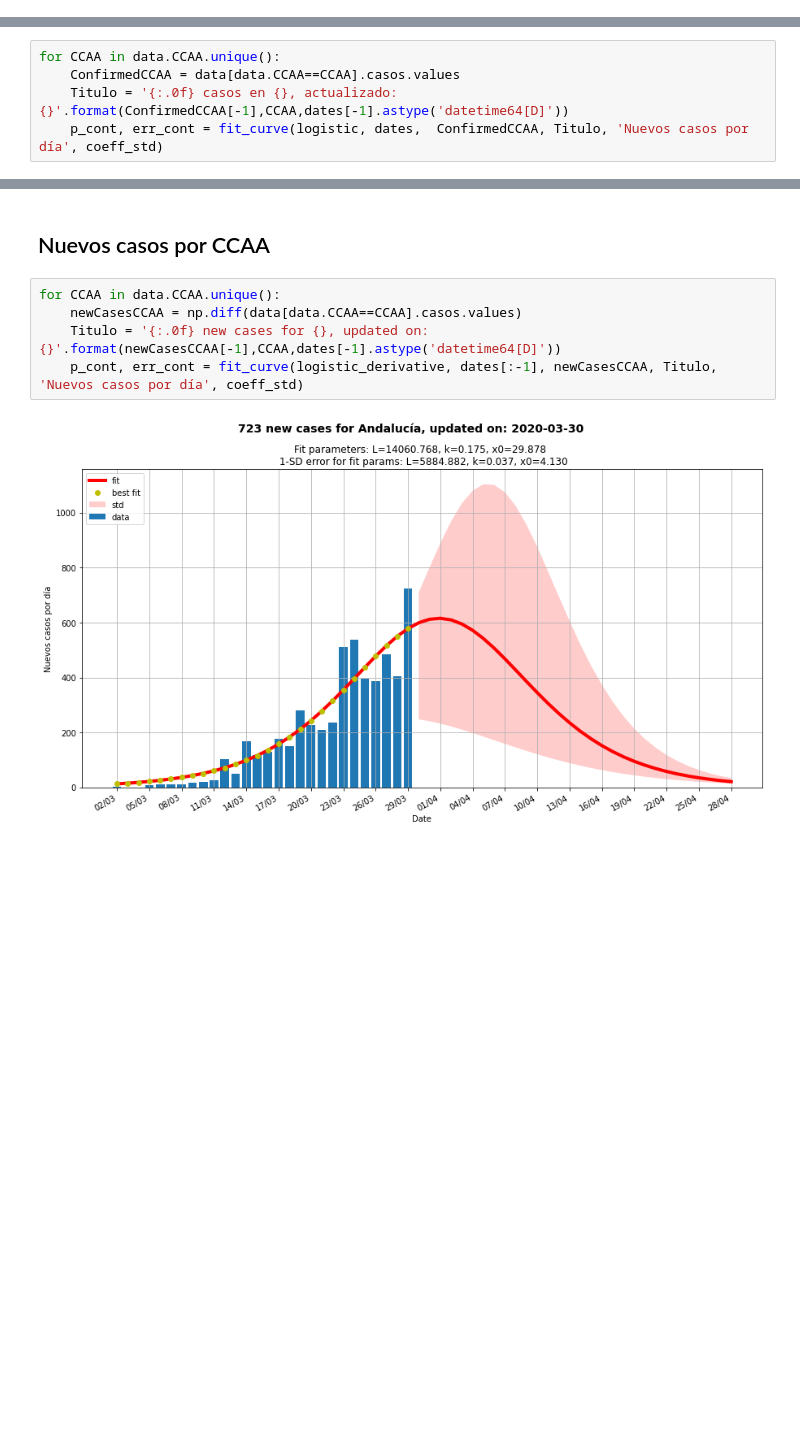
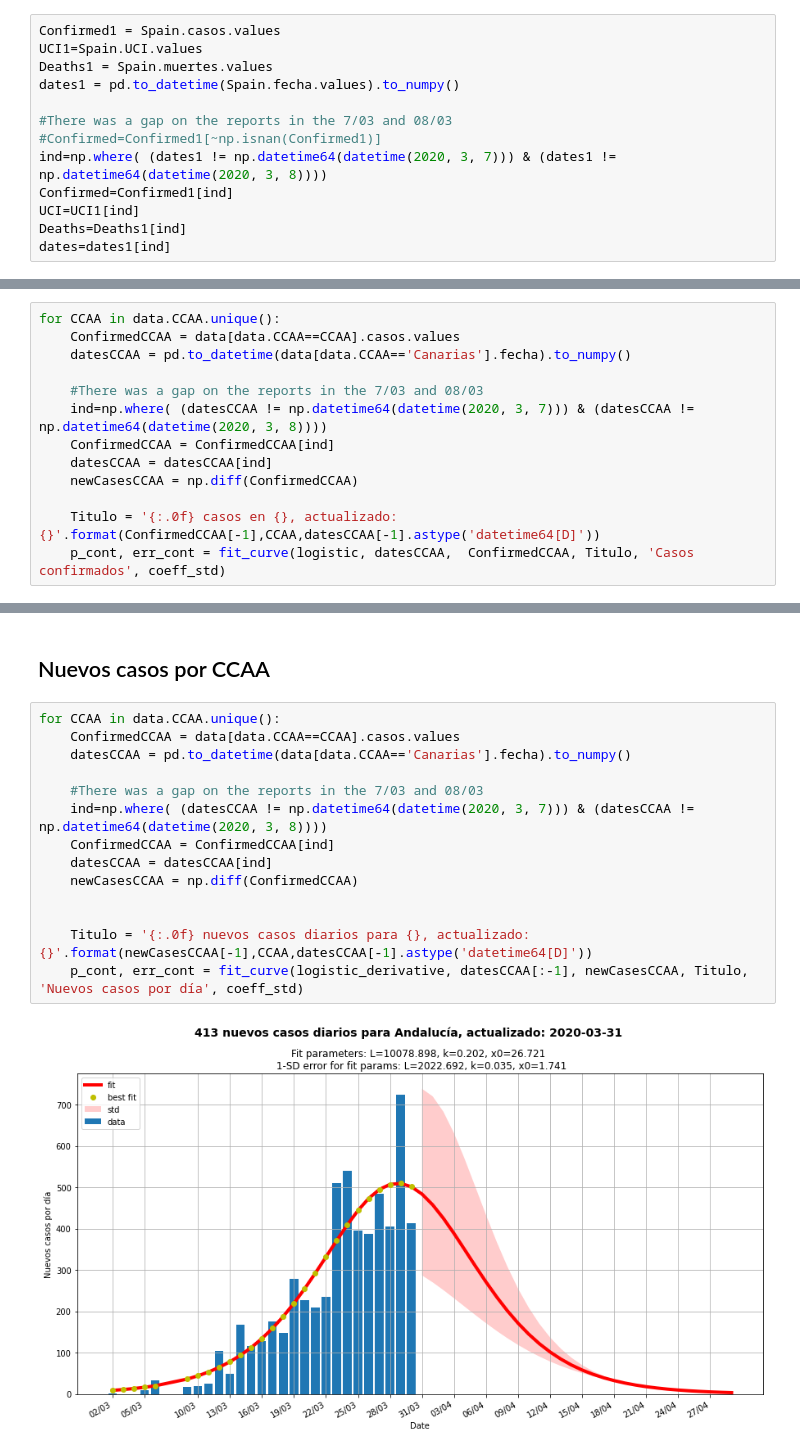
Before and after one commit to victorvicpal/COVID19_es, a Jupyter notebook: notebooks/LogisticCurve.ipynb, the cells around one changed output, grey strips where cells are left out. Drawn from its saved outputs; the diff is of its cells as text; blank space fills up the shorter version.

```diff
--- a/notebooks/LogisticCurve.ipynb
+++ b/notebooks/LogisticCurve.ipynb
@@ -149,3 +145,16 @@ dates = pd.to_datetime(Spain.fecha.values).to_numpy()
+# %%
+Confirmed1 = Spain.casos.values
+UCI1=Spain.UCI.values
+Deaths1 = Spain.muertes.values
+dates1 = pd.to_datetime(Spain.fecha.values).to_numpy()
+
+#There was a gap on the reports in the 7/03 and 08/03
+#Confirmed=Confirmed1[~np.isnan(Confirmed1)]
+ind=np.where( (dates1 != np.datetime64(datetime(2020, 3, 7))) & (dates1 != np.datetime64(datetime(2020, 3, 8))))
+Confirmed=Confirmed1[ind]
+UCI=UCI1[ind]
+Deaths=Deaths1[ind]
+dates=dates1[ind]
 # %% [markdown]
 # Toda España  <a class="anchor" id="1.0"></a>
 ## Casos confirmados totales <a class="anchor" id="1.1"></a>
@@ -275,6 +320,14 @@ ax.grid(True)
 # %%
 for CCAA in data.CCAA.unique():
     ConfirmedCCAA = data[data.CCAA==CCAA].casos.values
-    Titulo = '{:.0f} casos en {}, actualizado: {}'.format(ConfirmedCCAA[-1],CCAA,dates[-1].astype('datetime64[D]'))
-    p_cont, err_cont = fit_curve(logistic, dates,  ConfirmedCCAA, Titulo, 'Nuevos casos por día', coeff_std)
+    datesCCAA = pd.to_datetime(data[data.CCAA=='Canarias'].fecha).to_numpy()
+
+    #There was a gap on the reports in the 7/03 and 08/03
+    ind=np.where( (datesCCAA != np.datetime64(datetime(2020, 3, 7))) & (datesCCAA != np.datetime64(datetime(2020, 3, 8))))
+    ConfirmedCCAA = ConfirmedCCAA[ind]
+    datesCCAA = datesCCAA[ind]
+    newCasesCCAA = np.diff(ConfirmedCCAA)
+
+    Titulo = '{:.0f} casos en {}, actualizado: {}'.format(ConfirmedCCAA[-1],CCAA,datesCCAA[-1].astype('datetime64[D]'))
+    p_cont, err_cont = fit_curve(logistic, datesCCAA,  ConfirmedCCAA, Titulo, 'Casos confirmados', coeff_std)
 # %% [output]
@@ -295,8 +348,17 @@ for CCAA in data.CCAA.unique():
 ## Nuevos casos por CCAA <a class="anchor" id="2.2"></a>
 # %%
 for CCAA in data.CCAA.unique():
-    newCasesCCAA = np.diff(data[data.CCAA==CCAA].casos.values)
-    Titulo = '{:.0f} new cases for {}, updated on: {}'.format(newCasesCCAA[-1],CCAA,dates[-1].astype('datetime64[D]'))
-    p_cont, err_cont = fit_curve(logistic_derivative, dates[:-1], newCasesCCAA, Titulo, 'Nuevos casos por día', coeff_std)
+    ConfirmedCCAA = data[data.CCAA==CCAA].casos.values
+    datesCCAA = pd.to_datetime(data[data.CCAA=='Canarias'].fecha).to_numpy()
+
+    #There was a gap on the reports in the 7/03 and 08/03
+    ind=np.where( (datesCCAA != np.datetime64(datetime(2020, 3, 7))) & (datesCCAA != np.datetime64(datetime(2020, 3, 8))))
+    ConfirmedCCAA = ConfirmedCCAA[ind]
+    datesCCAA = datesCCAA[ind]
+    newCasesCCAA = np.diff(ConfirmedCCAA)
+
+
+    Titulo = '{:.0f} nuevos casos diarios para {}, actualizado: {}'.format(newCasesCCAA[-1],CCAA,datesCCAA[-1].astype('datetime64[D]'))
+    p_cont, err_cont = fit_curve(logistic_derivative, datesCCAA[:-1], newCasesCCAA, Titulo, 'Nuevos casos por día', coeff_std)
 # %% [output]
-[figure, old version]
+[figure, new version]
```
Also changed, not shown: parts of 26 cells of this notebook.
